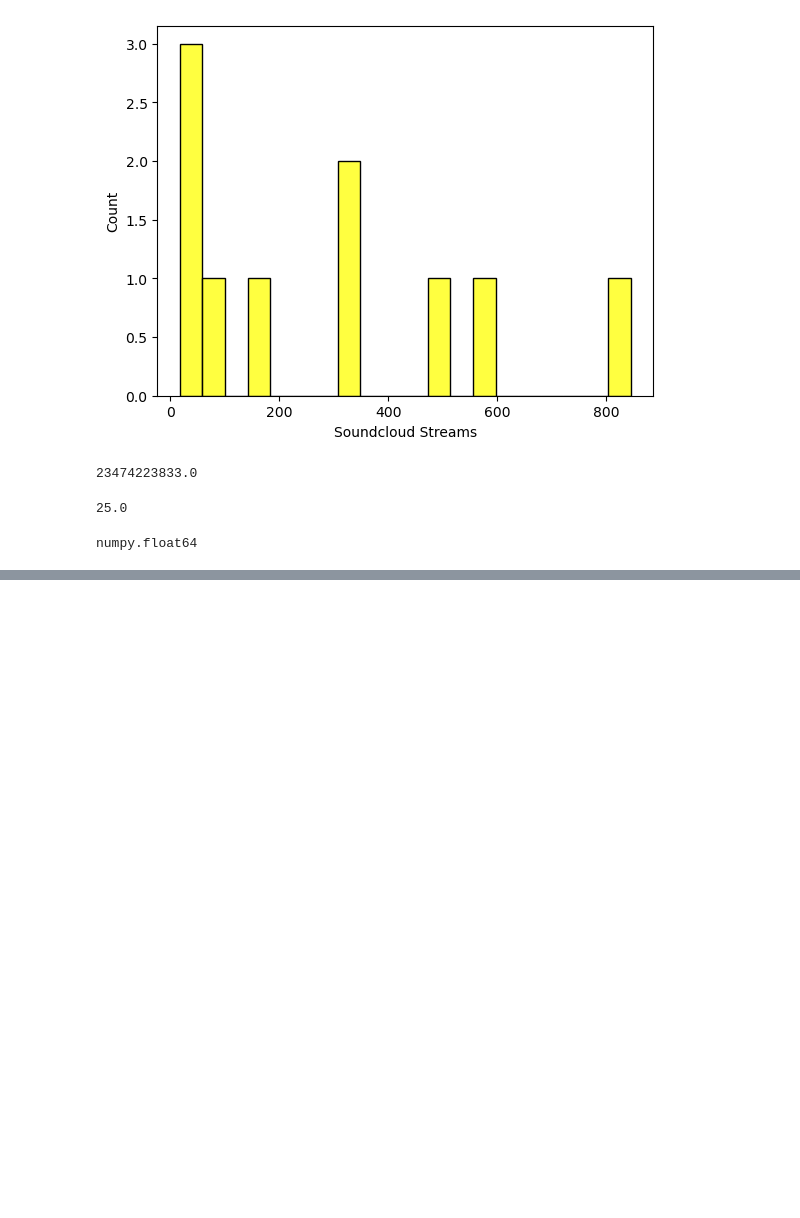
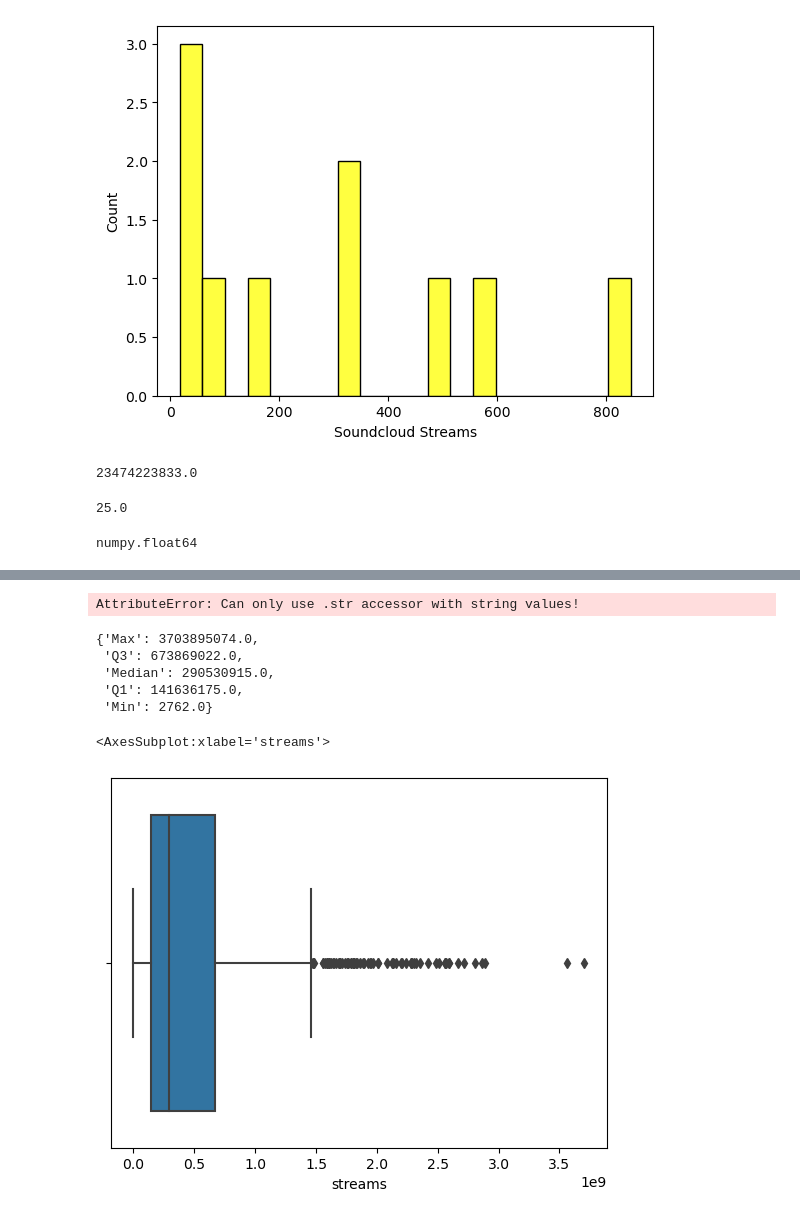
Before and after one commit to Rain0rShine/Artificial-Intelligence, a Jupyter notebook: Semester 1/Spotify/Spotify.ipynb, the cells around one changed output, grey strips where cells are left out. Saved outputs shown, nothing was run; the diff lists cells and outputs as text; code cells hidden in the pictures; blank space fills up the shorter version.

```diff
--- a/Semester 1/Spotify/Spotify.ipynb
+++ b/Semester 1/Spotify/Spotify.ipynb
@@ -170,0 +191,26 @@ spotify.describe().loc[['min', '25%', '50%', '75%', 'max']]
+# %%
+spotify2023["streams"] = spotify2023["streams"].str.replace(',', '')
+spotify2023["streams"] = pd.to_numeric(spotify2023["streams"], errors="coerce")
+type(spotify2023.loc[0]["streams"])
+# %% [output]
+AttributeError: Can only use .str accessor with string values!
+# %%
+summary = {
+    "Max": spotify2023["streams"].max(),
+    "Q3": spotify2023["streams"].quantile(0.75),
+    "Median": spotify2023["streams"].median(),
+    "Q1": spotify2023["streams"].quantile(0.25),
+    "Min": spotify2023["streams"].min()
+}
+summary
+# %% [output]
+{'Max': 3703895074.0,
+ 'Q3': 673869022.0,
+ 'Median': 290530915.0,
+ 'Q1': 141636175.0,
+ 'Min': 2762.0}
+# %%
+sns.boxplot(data= spotify2023, x="streams")
+# %% [output]
+<AxesSubplot:xlabel='streams'>
+[figure, added]
```
Also changed, not shown: parts of 4 cells of this notebook, 2 other files.
